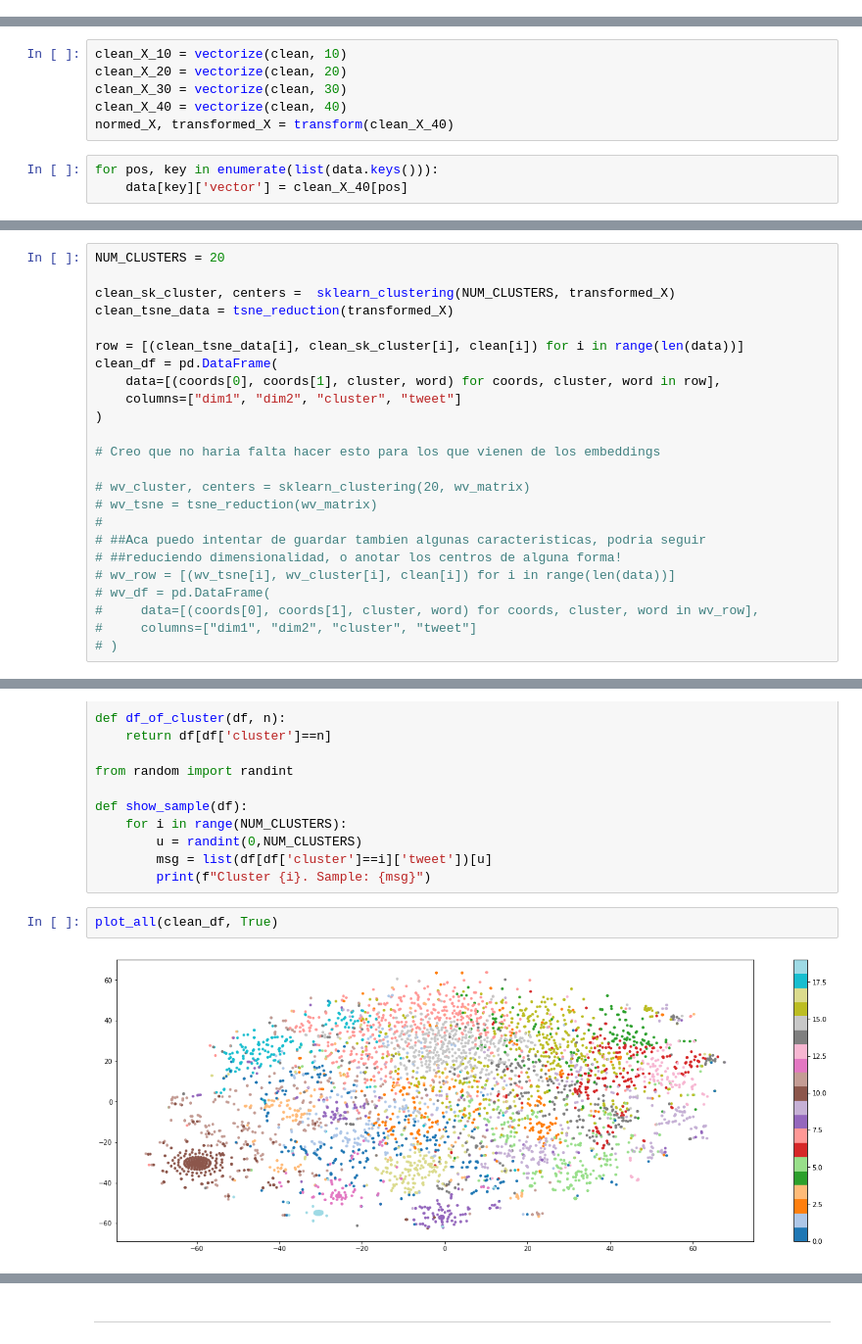
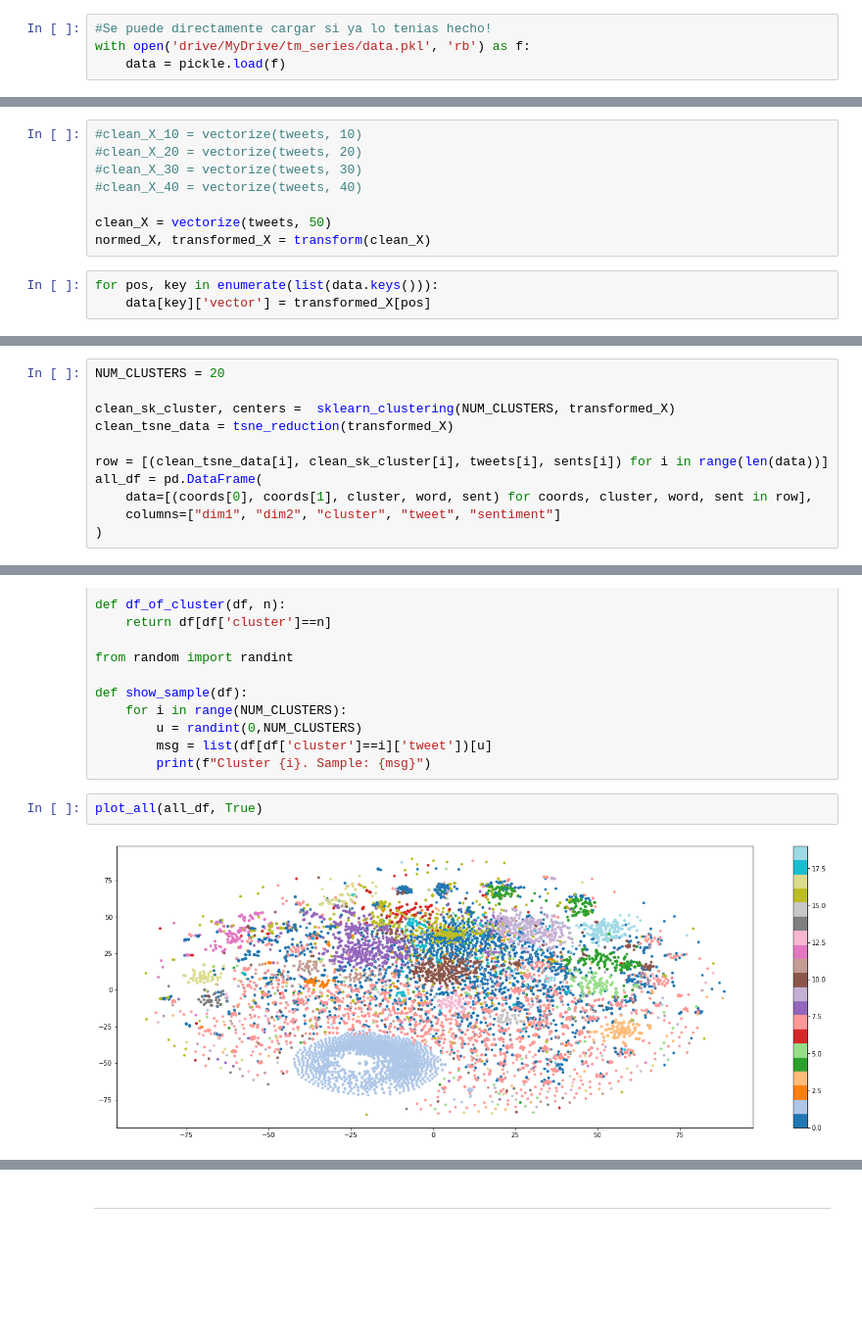
Before and after one commit to NazaGara/tm_seriesTV, a Jupyter notebook: tw_shows.ipynb, the cells around one changed output, grey strips where cells are left out. Shown at 98% size. Drawn from its saved outputs; the diff is of its cells as text; blank space fills up the shorter version.

```diff
--- a/tw_shows.ipynb
+++ b/tw_shows.ipynb
@@ -110,3 +104,7 @@ wv_X = np.matrix(wv_vectors)
+# %%
+#Se puede directamente cargar si ya lo tenias hecho!
+with open('drive/MyDrive/tm_series/data.pkl', 'rb') as f:
+    data = pickle.load(f)
 # %% [markdown]
 ---
 ## Algoritmos
@@ -136,14 +134,16 @@ def transform(matrix):
     reduced_matrix = selector.fit_transform(normed_matrix)
     return normed_matrix, reduced_matrix
 # %%
-clean_X_10 = vectorize(clean, 10)
-clean_X_20 = vectorize(clean, 20)
-clean_X_30 = vectorize(clean, 30)
-clean_X_40 = vectorize(clean, 40)
-normed_X, transformed_X = transform(clean_X_40)
+#clean_X_10 = vectorize(tweets, 10)
+#clean_X_20 = vectorize(tweets, 20)
+#clean_X_30 = vectorize(tweets, 30)
+#clean_X_40 = vectorize(tweets, 40)
+
+clean_X = vectorize(tweets, 50)
+normed_X, transformed_X = transform(clean_X)
 # %%
 for pos, key in enumerate(list(data.keys())):
-    data[key]['vector'] = clean_X_40[pos]
+    data[key]['vector'] = transformed_X[pos]
 # %%
 transformed_X.shape, wv_X.shape
 # %% [output]
@@ -177,24 +184,11 @@ NUM_CLUSTERS = 20
 clean_sk_cluster, centers =  sklearn_clustering(NUM_CLUSTERS, transformed_X)
 clean_tsne_data = tsne_reduction(transformed_X)
 
-row = [(clean_tsne_data[i], clean_sk_cluster[i], clean[i]) for i in range(len(data))]
-clean_df = pd.DataFrame(
-    data=[(coords[0], coords[1], cluster, word) for coords, cluster, word in row],
-    columns=["dim1", "dim2", "cluster", "tweet"]
+row = [(clean_tsne_data[i], clean_sk_cluster[i], tweets[i], sents[i]) for i in range(len(data))]
+all_df = pd.DataFrame(
+    data=[(coords[0], coords[1], cluster, word, sent) for coords, cluster, word, sent in row],
+    columns=["dim1", "dim2", "cluster", "tweet", "sentiment"]
 )
-
-# Creo que no haria falta hacer esto para los que vienen de los embeddings
-
-# wv_cluster, centers = sklearn_clustering(20, wv_matrix)
-# wv_tsne = tsne_reduction(wv_matrix)
-#
-# ##Aca puedo intentar de guardar tambien algunas caracteristicas, podria seguir
-# ##reduciendo dimensionalidad, o anotar los centros de alguna forma!
-# wv_row = [(wv_tsne[i], wv_cluster[i], clean[i]) for i in range(len(data))]
-# wv_df = pd.DataFrame(
-#     data=[(coords[0], coords[1], cluster, word) for coords, cluster, word in wv_row],
-#     columns=["dim1", "dim2", "cluster", "tweet"]
-# )
 # %%
 def plot_all(df, colorbar=False):
     plt.figure(figsize=(22, 8))
@@ -219,7 +213,7 @@ def show_sample(df):
         msg = list(df[df['cluster']==i]['tweet'])[u]
         print(f"Cluster {i}. Sample: {msg}")
 # %%
-plot_all(clean_df, True)
+plot_all(all_df, True)
 # %% [output]
-[figure, old version]
+[figure, new version]
 # %%
```
Also changed, not shown: parts of 64 cells of this notebook, 3 other files.
